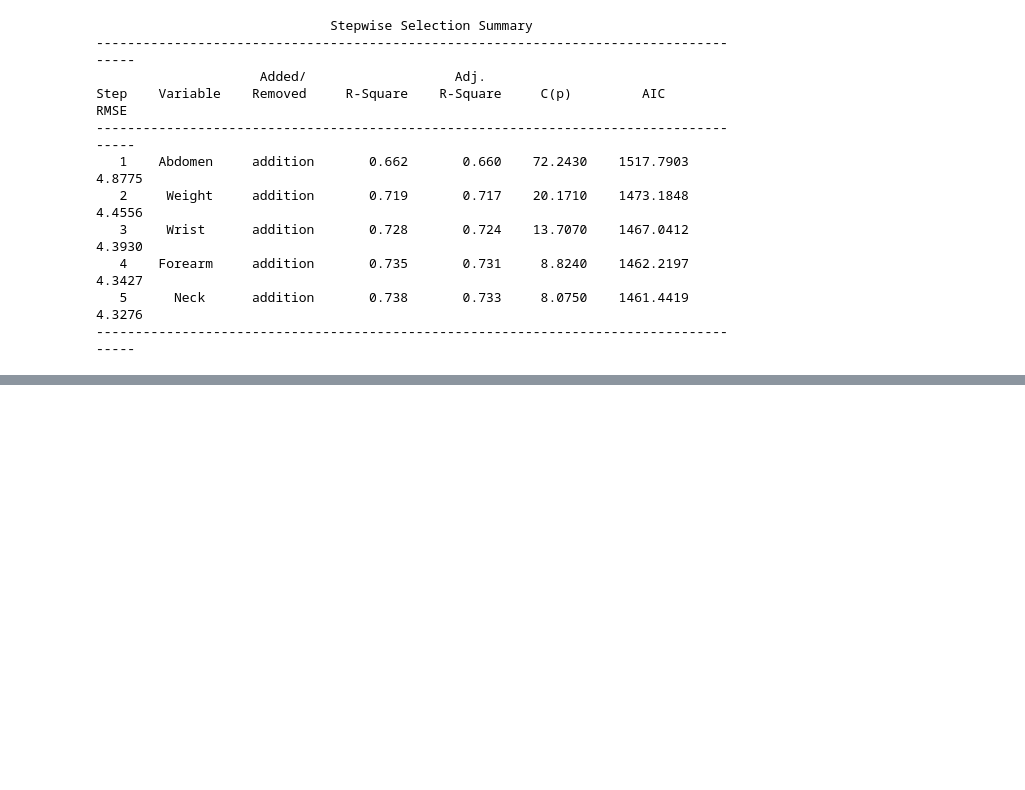
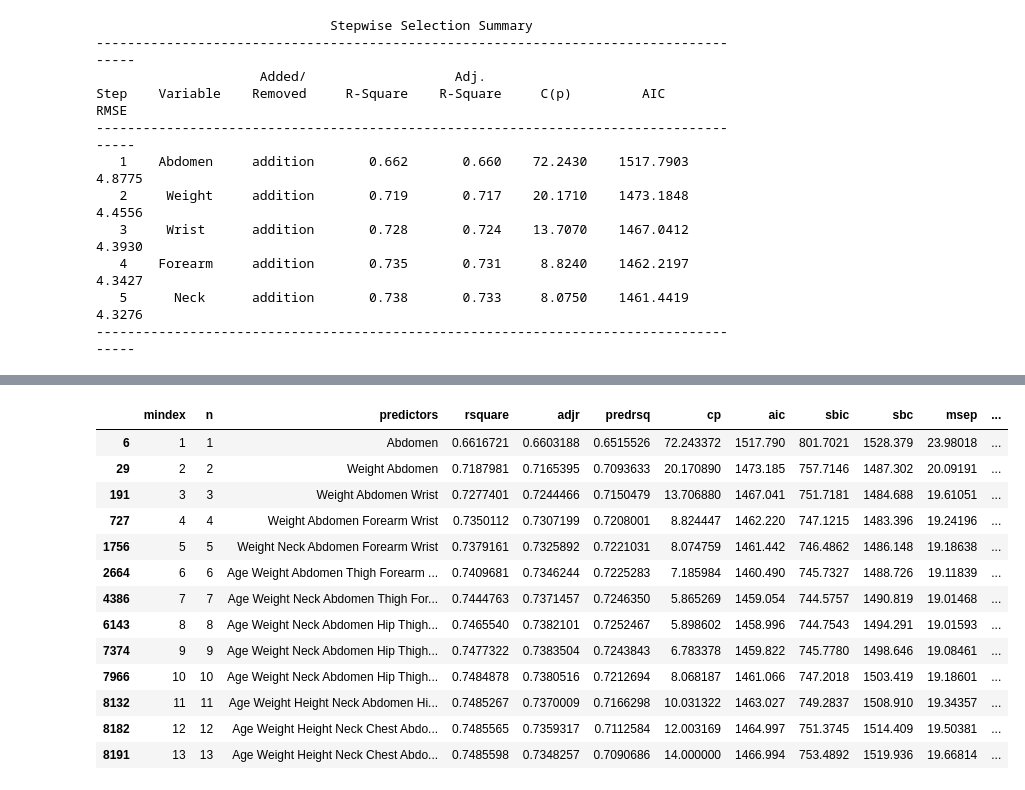
Before and after one commit to jwgwalton/regression-modelling-course, a Jupyter notebook: day4/Practical7-olsrr-version.ipynb, the cells around one changed output, grey strips where cells are left out. Drawn from its saved outputs; the diff is of its cells as text; code cells hidden in the pictures; blank space fills up the shorter version.

Commit message:
working best-subset method in oslrr

```diff
--- a/day4/Practical7-olsrr-version.ipynb
+++ b/day4/Practical7-olsrr-version.ipynb
@@ -54,0 +98,17 @@ ols_step_both_aic(fitted)
+# %%
+ols_step_best_subset(fitted_model)
+# %% [output]
+|  | mindex | n | predictors | rsquare | adjr | predrsq | cp | aic | sbic | sbc | msep | ... |
+| 6 | 1 | 1 | Abdomen | 0.6616721 | 0.6603188 | 0.6515526 | 72.243372 | 1517.790 | 801.7021 | 1528.379 | 23.98018 | ... |
+| 29 | 2 | 2 | Weight Abdomen | 0.7187981 | 0.7165395 | 0.7093633 | 20.170890 | 1473.185 | 757.7146 | 1487.302 | 20.09191 | ... |
+| 191 | 3 | 3 | Weight Abdomen Wrist | 0.7277401 | 0.7244466 | 0.7150479 | 13.706880 | 1467.041 | 751.7181 | 1484.688 | 19.61051 | ... |
+| 727 | 4 | 4 | Weight Abdomen Forearm Wrist | 0.7350112 | 0.7307199 | 0.7208001 | 8.824447 | 1462.220 | 747.1215 | 1483.396 | 19.24196 | ... |
+| 1756 | 5 | 5 | Weight Neck Abdomen Forearm Wrist | 0.7379161 | 0.7325892 | 0.7221031 | 8.074759 | 1461.442 | 746.4862 | 1486.148 | 19.18638 | ... |
+| 2664 | 6 | 6 | Age Weight Abdomen Thigh Forearm ... | 0.7409681 | 0.7346244 | 0.7225283 | 7.185984 | 1460.490 | 745.7327 | 1488.726 | 19.11839 | ... |
+| 4386 | 7 | 7 | Age Weight Neck Abdomen Thigh For... | 0.7444763 | 0.7371457 | 0.7246350 | 5.865269 | 1459.054 | 744.5757 | 1490.819 | 19.01468 | ... |
+| 6143 | 8 | 8 | Age Weight Neck Abdomen Hip Thigh... | 0.7465540 | 0.7382101 | 0.7252467 | 5.898602 | 1458.996 | 744.7543 | 1494.291 | 19.01593 | ... |
+| 7374 | 9 | 9 | Age Weight Neck Abdomen Hip Thigh... | 0.7477322 | 0.7383504 | 0.7243843 | 6.783378 | 1459.822 | 745.7780 | 1498.646 | 19.08461 | ... |
+| 7966 | 10 | 10 | Age Weight Neck Abdomen Hip Thigh... | 0.7484878 | 0.7380516 | 0.7212694 | 8.068187 | 1461.066 | 747.2018 | 1503.419 | 19.18601 | ... |
+| 8132 | 11 | 11 | Age Weight Height Neck Abdomen Hi... | 0.7485267 | 0.7370009 | 0.7166298 | 10.031322 | 1463.027 | 749.2837 | 1508.910 | 19.34357 | ... |
+| 8182 | 12 | 12 | Age Weight Height Neck Chest Abdo... | 0.7485565 | 0.7359317 | 0.7112584 | 12.003169 | 1464.997 | 751.3745 | 1514.409 | 19.50381 | ... |
+| 8191 | 13 | 13 | Age Weight Height Neck Chest Abdo... | 0.7485598 | 0.7348257 | 0.7090686 | 14.000000 | 1466.994 | 753.4892 | 1519.936 | 19.66814 | ... |
```
Also changed, not shown: parts of 1 cell of this notebook.
